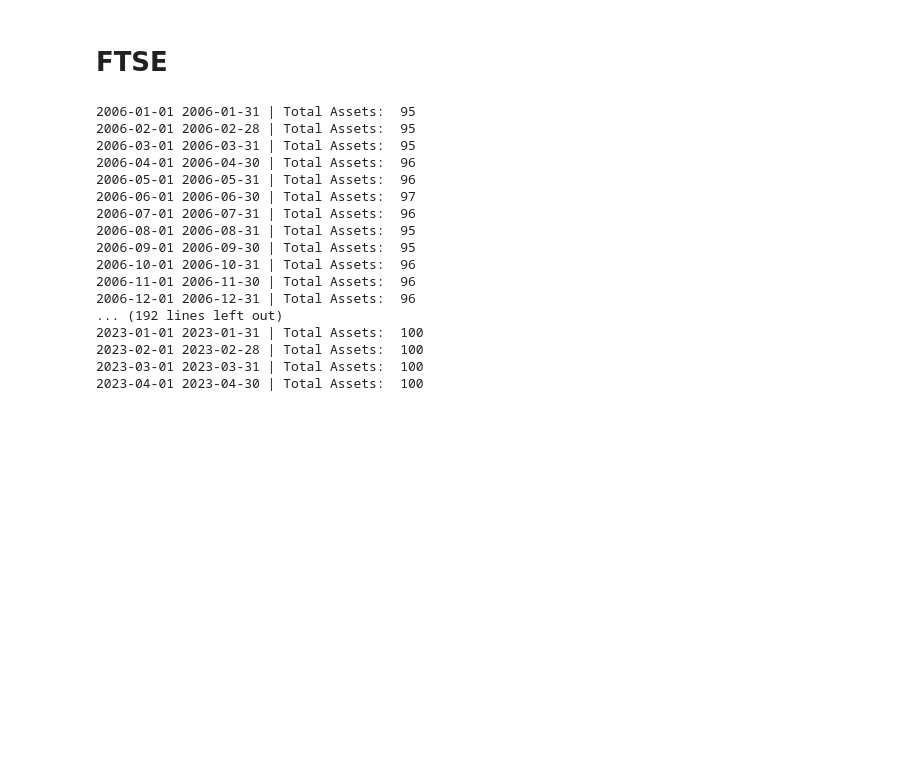
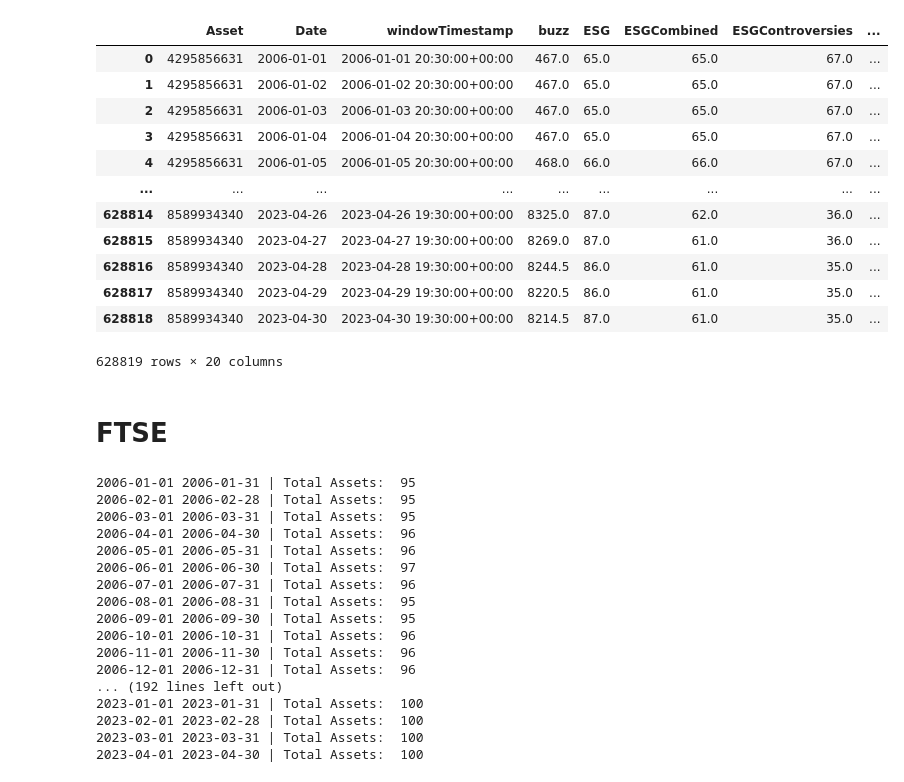
Before and after one commit to ygcahyono/esgnews_volatility, a Jupyter notebook: notebook/1-ESG Scores Collection.ipynb, the cells around one changed output. Drawn from its saved outputs; the diff is of its cells as text; code cells hidden in the pictures; blank space fills up the shorter version.

```diff
--- a/notebook/1-ESG Scores Collection.ipynb
+++ b/notebook/1-ESG Scores Collection.ipynb
@@ -5,3 +1,19 @@ import numpy as np
 # %%
 ftse_df = pd.read_csv('files/0-Base_Indexes_Composition - FTSE-Comp.csv')
 snp500_df = pd.read_csv('files/0-Base_Indexes_Composition - SP500.csv')
+# %%
+pd.read_csv('data/1.2-FTSE_ESG_COR_2006-2023.csv')
+# %% [output]
+|  | Asset | Date | windowTimestamp | buzz | ESG | ESGCombined | ESGControversies | ... |
+| 0 | 4295856631 | 2006-01-01 | 2006-01-01 20:30:00+00:00 | 467.0 | 65.0 | 65.0 | 67.0 | ... |
+| 1 | 4295856631 | 2006-01-02 | 2006-01-02 20:30:00+00:00 | 467.0 | 65.0 | 65.0 | 67.0 | ... |
+| 2 | 4295856631 | 2006-01-03 | 2006-01-03 20:30:00+00:00 | 467.0 | 65.0 | 65.0 | 67.0 | ... |
+| 3 | 4295856631 | 2006-01-04 | 2006-01-04 20:30:00+00:00 | 467.0 | 65.0 | 65.0 | 67.0 | ... |
+| 4 | 4295856631 | 2006-01-05 | 2006-01-05 20:30:00+00:00 | 468.0 | 66.0 | 66.0 | 67.0 | ... |
+| ... | ... | ... | ... | ... | ... | ... | ... | ... |
+| 628814 | 8589934340 | 2023-04-26 | 2023-04-26 19:30:00+00:00 | 8325.0 | 87.0 | 62.0 | 36.0 | ... |
+| 628815 | 8589934340 | 2023-04-27 | 2023-04-27 19:30:00+00:00 | 8269.0 | 87.0 | 61.0 | 36.0 | ... |
+| 628816 | 8589934340 | 2023-04-28 | 2023-04-28 19:30:00+00:00 | 8244.5 | 86.0 | 61.0 | 35.0 | ... |
+| 628817 | 8589934340 | 2023-04-29 | 2023-04-29 19:30:00+00:00 | 8220.5 | 86.0 | 61.0 | 35.0 | ... |
+| 628818 | 8589934340 | 2023-04-30 | 2023-04-30 19:30:00+00:00 | 8214.5 | 87.0 | 61.0 | 35.0 | ... |
+628819 rows × 20 columns
```
Also changed, not shown: parts of 3 cells of this notebook, 2 other files.
